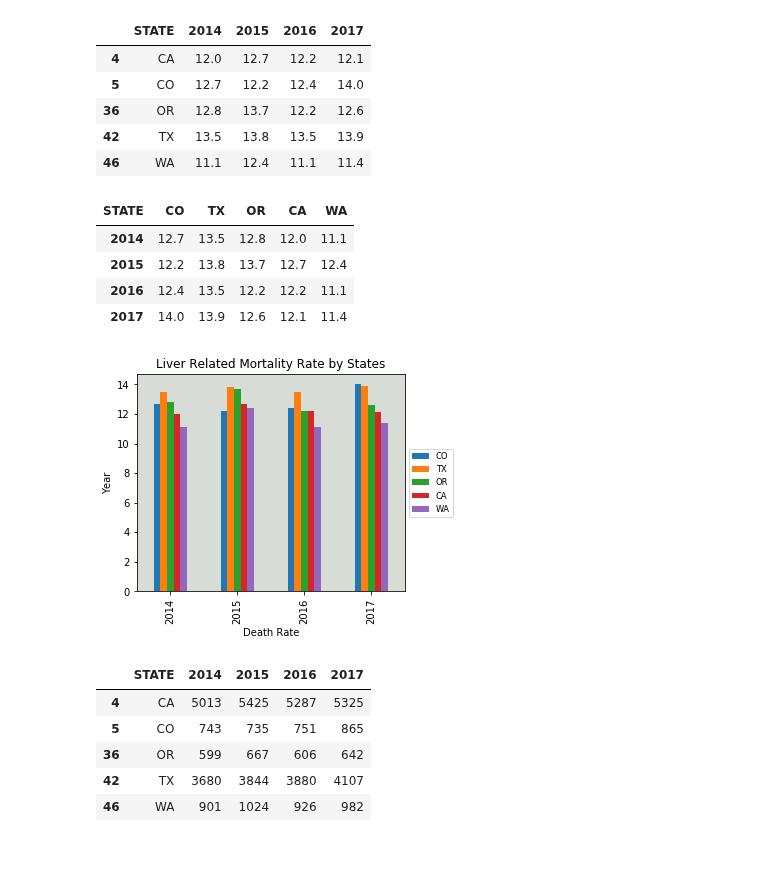
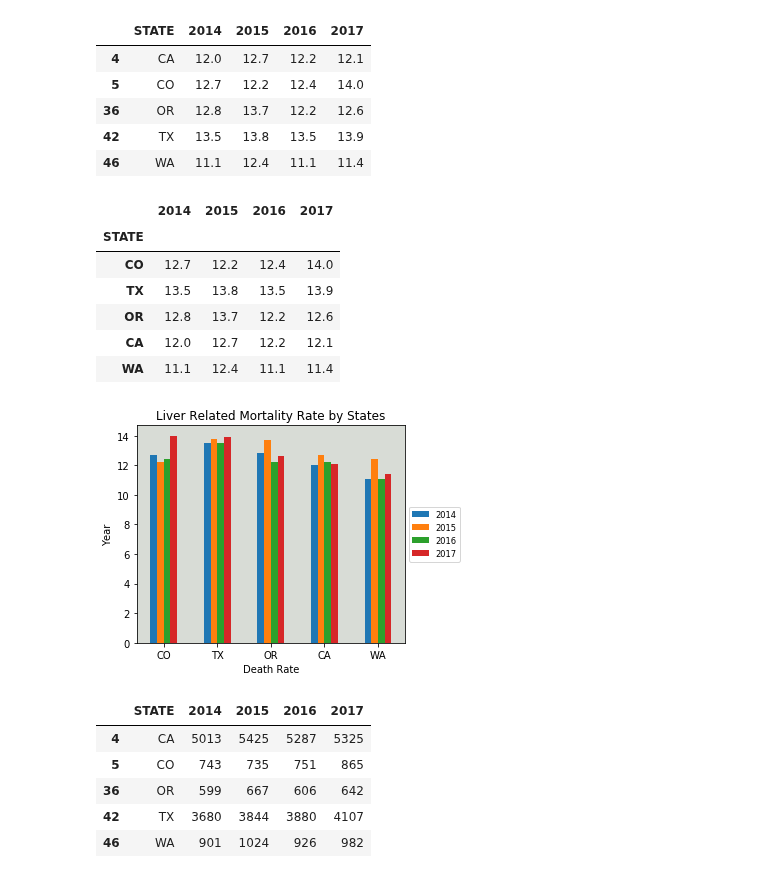
Before and after one commit to epayne323/ProjectOneRepo, a Jupyter notebook: Notebooks/Working_Analysis_Plots_RM.ipynb, the cells around one changed output. Saved outputs shown, nothing was run; the diff lists cells and outputs as text; code cells hidden in the pictures.

```diff
--- a/Notebooks/Working_Analysis_Plots_RM.ipynb
+++ b/Notebooks/Working_Analysis_Plots_RM.ipynb
@@ -105,25 +105,29 @@ liver_yearrate_df.head()
 liver_rate = liver_yearrate_df.set_index("STATE")
 liver_rate = liver_rate.transpose()
 liver_rate = liver_rate[['CO','TX','OR','CA','WA']]
+liver_rate = liver_rate.transpose()
 liver_rate
 # %% [output]
-| STATE | CO | TX | OR | CA | WA |
-| 2014 | 12.7 | 13.5 | 12.8 | 12.0 | 11.1 |
-| 2015 | 12.2 | 13.8 | 13.7 | 12.7 | 12.4 |
-| 2016 | 12.4 | 13.5 | 12.2 | 12.2 | 11.1 |
-| 2017 | 14.0 | 13.9 | 12.6 | 12.1 | 11.4 |
+|  | 2014 | 2015 | 2016 | 2017 |
+| STATE |  |  |  |  |
+| CO | 12.7 | 12.2 | 12.4 | 14.0 |
+| TX | 13.5 | 13.8 | 13.5 | 13.9 |
+| OR | 12.8 | 13.7 | 12.2 | 12.6 |
+| CA | 12.0 | 12.7 | 12.2 | 12.1 |
+| WA | 11.1 | 12.4 | 11.1 | 11.4 |
 # %%
 ax = liver_rate.plot.bar(title="Liver Related Mortality Rate by States")
 box = ax.get_position()
 ax.set_position([box.x0, box.y0, box.width * 0.8, box.height])
 ax.legend(fontsize='small', loc='center left', bbox_to_anchor=(1, 0.5))
+ax.set_xticklabels(ax.get_xticklabels(), rotation='0', horizontalalignment='center')
 ax.set_xlabel("Death Rate")
 ax.set_ylabel("Year")
 ax.set_facecolor("xkcd:light grey")
 plt.savefig(os.path.join("..","Images","Liver_Mortality_Rates.png"),bbox_inches="tight")
 plt.show()
 # %% [output]
-[figure, old version]
+[figure, new version]
 # %%
 liver_yearcount_df = liver_df.drop(['AVERAGE DEATH RATE',
 'TOTAL DEATHS',
```
Also changed, not shown: parts of 14 cells of this notebook, 8 other files.
